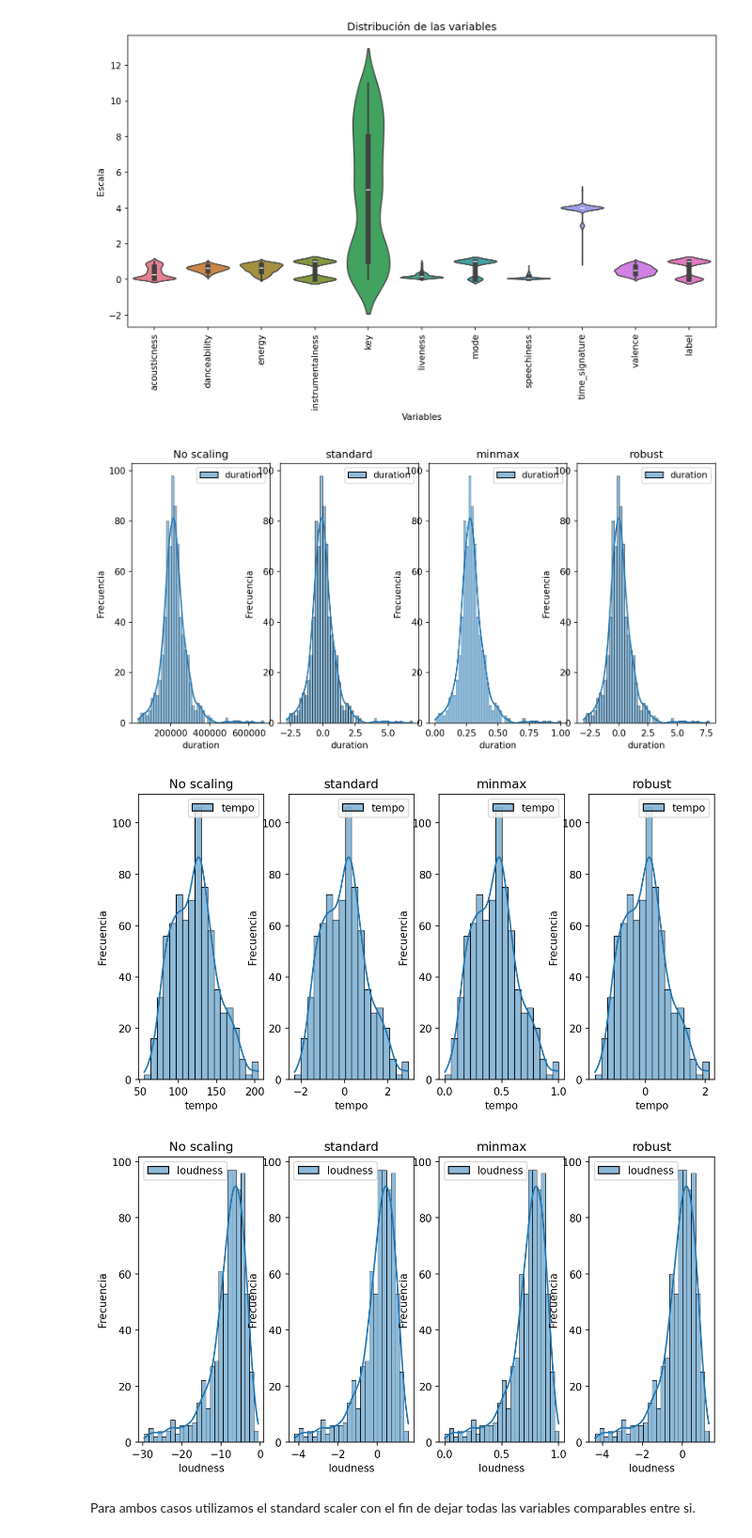
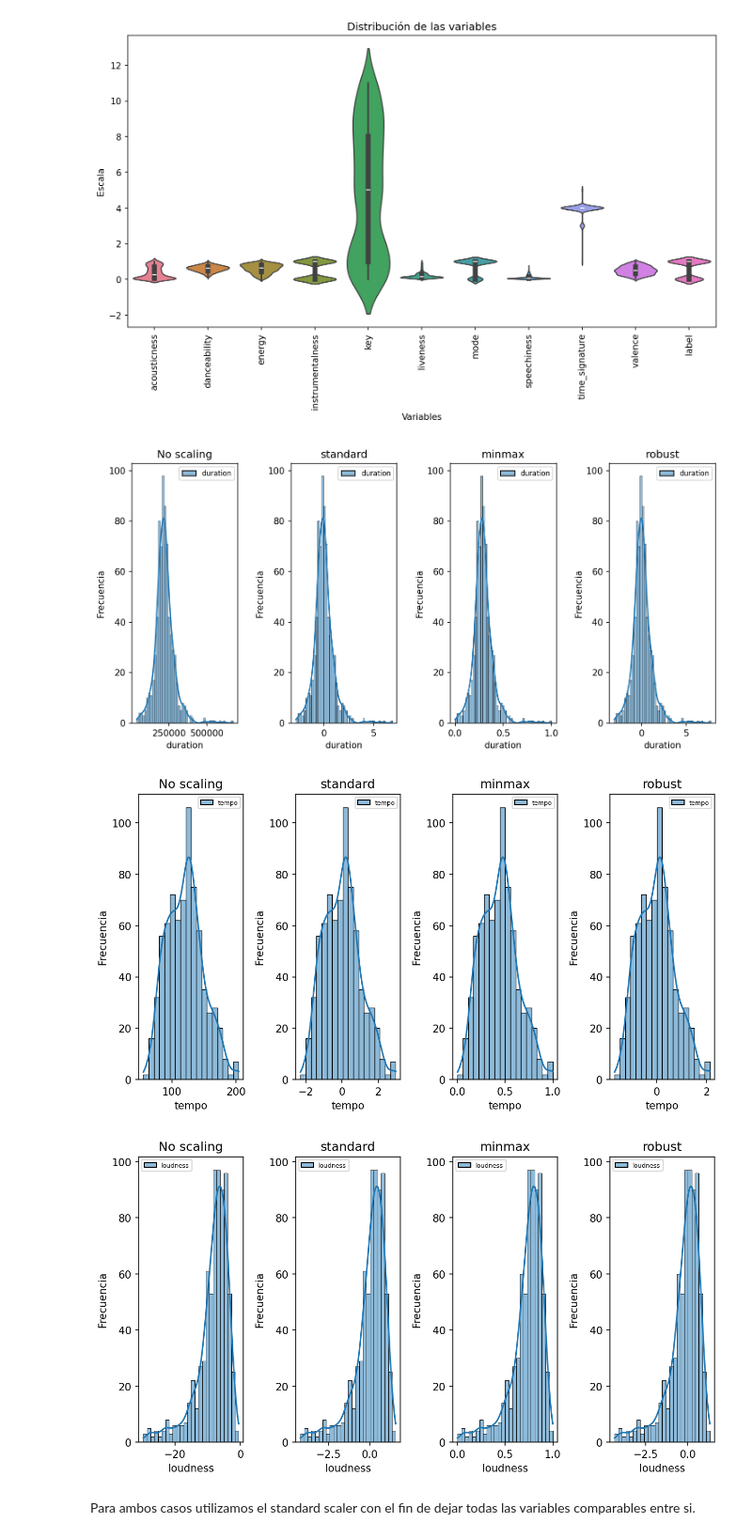
Before and after one commit to jonathancagua/CEIA-ADD, a Jupyter notebook: tp_spotify.ipynb, the cells around one changed output. Shown at 94% size. Drawn from its saved outputs; the diff is of its cells as text; code cells hidden in the pictures.

Commit message:
some graphics were adjusted
Signed-off-by: Luciano <luciano106@gmail.com>

```diff
--- a/tp_spotify.ipynb
+++ b/tp_spotify.ipynb
@@ -906,7 +906,7 @@ df_to_scale = spotify_df_filter[variable]
 # Histograma
 plt.figure( figsize = (10,5), dpi=150)
 plt.subplot(1, 4, 1)
-sns.histplot(spotify_df_filter[variable], kde=True, color='skyblue')
+sns.histplot(spotify_df_filter[variable], kde=True, color='skyblue',  legend=True)
 plt.xlabel('duration', fontsize=10)  # Aumentar el tamaño del eje X
 plt.ylabel('Frecuencia', fontsize=10)  # Aumentar el tamaño del eje Y
 plt.title('No scaling')
@@ -920,9 +920,11 @@ for i,scaler in enumerate(scalers):
     plt.xlabel('duration', fontsize=10)  # Aumentar el tamaño del eje X
     plt.ylabel('Frecuencia', fontsize=10)  # Aumentar el tamaño del eje Y
     plt.title(scaler[0])
-    sns.histplot(scaled_values[variable], kde=True, color='skyblue')
+    sns.histplot(scaled_values[variable], kde=True, color='skyblue',  legend=True)
     # plt.xlabel(variable, fontsize=14)  # Aumentar el tamaño del eje X
     # plt.ylabel('Frecuencia', fontsize=14)  # Aumentar el tamaño del eje Y
+plt.subplots_adjust(wspace=0.5)
+plt.rc('legend',fontsize=6)
 plt.show()
 
 variable = ['tempo']
@@ -930,11 +932,10 @@ df_to_scale = spotify_df_filter[variable]
 # Histograma
 plt.figure( figsize = (10,5), dpi=150)
 plt.subplot(1, 4, 1)
-sns.histplot(spotify_df_filter[variable], kde=True, color='skyblue')
+sns.histplot(spotify_df_filter[variable], kde=True, color='skyblue',  legend=True)
 plt.xlabel('tempo', fontsize=10)  # Aumentar el tamaño del eje X
 plt.ylabel('Frecuencia', fontsize=10)  # Aumentar el tamaño del eje Y
 plt.title('No scaling')
-
 
 for i,scaler in enumerate(scalers):
     scaled_values = scaler[1].fit_transform(df_to_scale)
@@ -943,39 +944,42 @@ for i,scaler in enumerate(scalers):
     # sns.histplot(spotify_df_filter[variable], kde=True, color='skyblue')
     plt.xlabel('tempo', fontsize=10)  # Aumentar el tamaño del eje X
     plt.ylabel('Frecuencia', fontsize=10)  # Aumentar el tamaño del eje Y
     plt.title(scaler[0])
-    sns.histplot(scaled_values[variable], kde=True, color='skyblue')
+    sns.histplot(scaled_values[variable], kde=True, color='skyblue', legend=True)
     # plt.xlabel(variable, fontsize=14)  # Aumentar el tamaño del eje X
     # plt.ylabel('Frecuencia', fontsize=14)  # Aumentar el tamaño del eje Y
+plt.subplots_adjust(wspace=0.5)
+plt.rc('legend',fontsize=6)
 plt.show()
 
 variable = ['loudness']
 df_to_scale = spotify_df_filter[variable]
 # Histograma
 plt.figure( figsize = (10,5), dpi=150)
 plt.subplot(1, 4, 1)
 sns.histplot(spotify_df_filter[variable], kde=True, color='skyblue')
 plt.xlabel('loudness', fontsize=10)  # Aumentar el tamaño del eje X
 plt.ylabel('Frecuencia', fontsize=10)  # Aumentar el tamaño del eje Y
 plt.title('No scaling')
 
-
 for i,scaler in enumerate(scalers):
     scaled_values = scaler[1].fit_transform(df_to_scale)
     scaled_values = pd.DataFrame(scaled_values, columns=variable)
     plt.subplot(1, 4, i+2)
     # sns.histplot(spotify_df_filter[variable], kde=True, color='skyblue')
     plt.xlabel('loudness', fontsize=10)  # Aumentar el tamaño del eje X
     plt.ylabel('Frecuencia', fontsize=10)  # Aumentar el tamaño del eje Y
     plt.title(scaler[0])
-    sns.histplot(scaled_values[variable], kde=True, color='skyblue')
+    sns.histplot(scaled_values[variable], kde=True, color='skyblue', legend=True)
     # plt.xlabel(variable, fontsize=14)  # Aumentar el tamaño del eje X
     # plt.ylabel('Frecuencia', fontsize=14)  # Aumentar el tamaño del eje Y
+plt.subplots_adjust(wspace=0.5)
+plt.rc('legend',fontsize=6)
 plt.show()
 # %% [output]
-[figure, old version]
+[figure, new version]
-[figure, old version]
+[figure, new version]
-[figure, old version]
+[figure, new version]
 # %% [markdown]
 Para ambos casos utilizamos el standard scaler con el fin de dejar todas las variables comparables entre si.
 # %%
```
